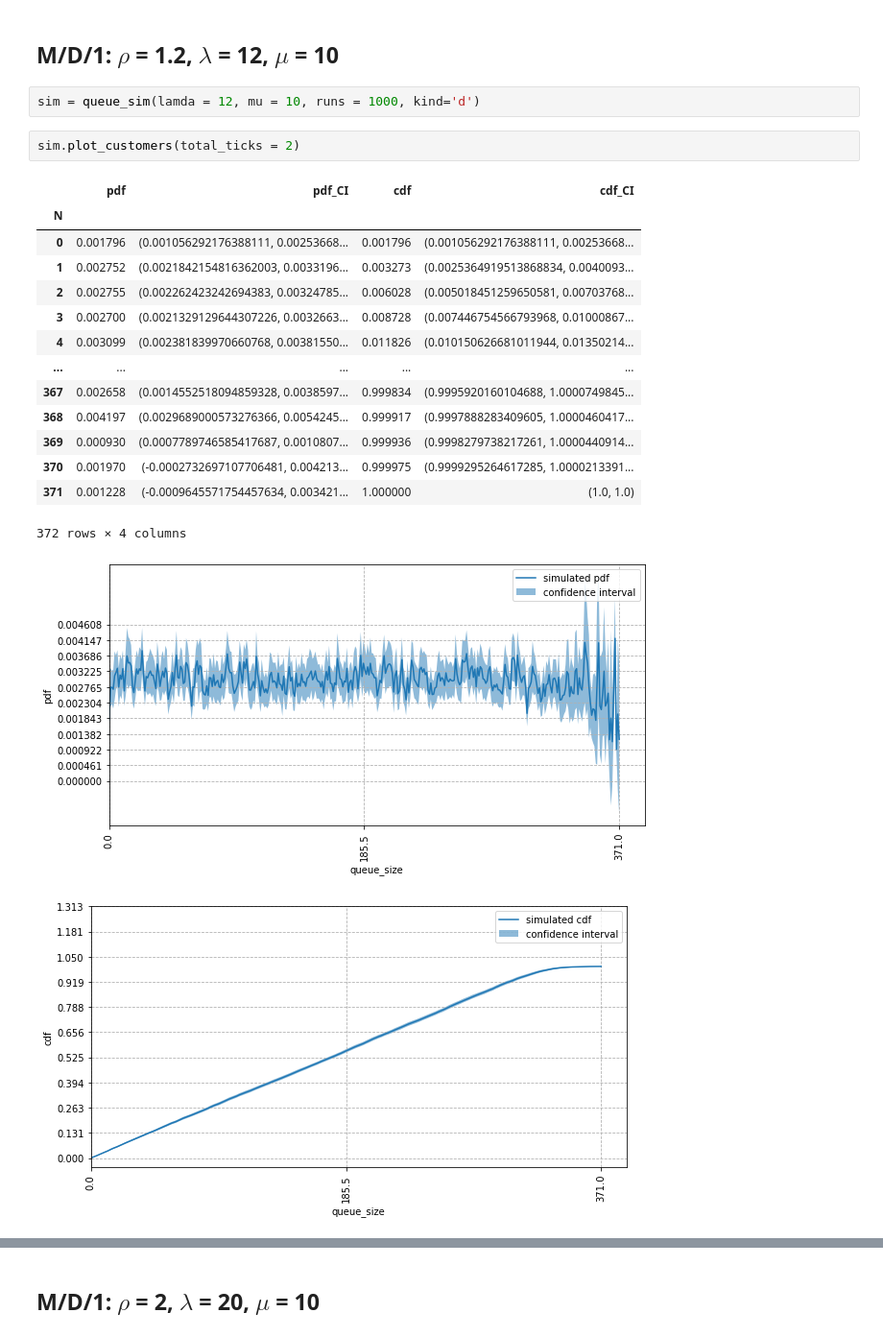
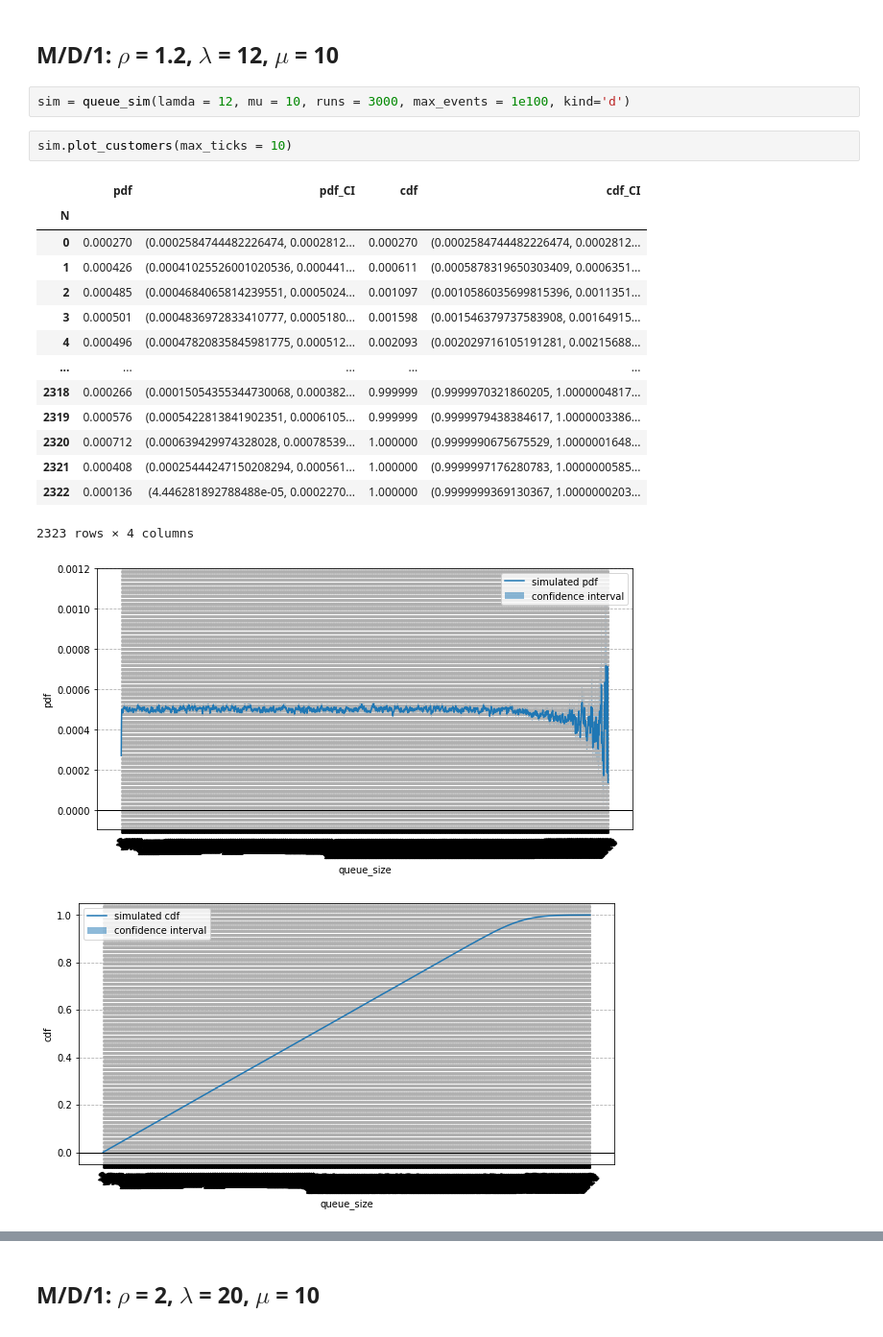
Before and after one commit to GabrielAureo/trab-final-AD-2021.2, a Jupyter notebook: md1.ipynb, the cells around one changed output, grey strips where cells are left out. Shown: that part at 96% size. Saved outputs shown, nothing was run; the diff lists cells and outputs as text.

```diff
--- a/md1.ipynb
+++ b/md1.ipynb
@@ -89,25 +118,25 @@ metrics(sim)
 # %% [markdown]
 ## M/D/1: $\rho$ = 1.2, $\lambda$ = 12, $\mu$ = 10
 # %%
-sim = queue_sim(lamda = 12, mu = 10, runs = 1000, kind='d')
+sim = queue_sim(lamda = 12, mu = 10, runs = 3000, max_events = 1e100, kind='d')
 # %%
-sim.plot_customers(total_ticks = 2)
+sim.plot_customers(max_ticks = 10)
 # %% [output]
 |  | pdf | pdf_CI | cdf | cdf_CI |
 | N |  |  |  |  |
-| 0 | 0.001796 | (0.001056292176388111, 0.00253668... | 0.001796 | (0.001056292176388111, 0.00253668... |
-| 1 | 0.002752 | (0.0021842154816362003, 0.0033196... | 0.003273 | (0.0025364919513868834, 0.0040093... |
-| 2 | 0.002755 | (0.002262423242694383, 0.00324785... | 0.006028 | (0.005018451259650581, 0.00703768... |
-| 3 | 0.002700 | (0.0021329129644307226, 0.0032663... | 0.008728 | (0.007446754566793968, 0.01000867... |
-| 4 | 0.003099 | (0.002381839970660768, 0.00381550... | 0.011826 | (0.010150626681011944, 0.01350214... |
+| 0 | 0.000270 | (0.0002584744482226474, 0.0002812... | 0.000270 | (0.0002584744482226474, 0.0002812... |
+| 1 | 0.000426 | (0.00041025526001020536, 0.000441... | 0.000611 | (0.0005878319650303409, 0.0006351... |
+| 2 | 0.000485 | (0.0004684065814239551, 0.0005024... | 0.001097 | (0.0010586035699815396, 0.0011351... |
+| 3 | 0.000501 | (0.0004836972833410777, 0.0005180... | 0.001598 | (0.001546379737583908, 0.00164915... |
+| 4 | 0.000496 | (0.00047820835845981775, 0.000512... | 0.002093 | (0.002029716105191281, 0.00215688... |
 | ... | ... | ... | ... | ... |
-| 367 | 0.002658 | (0.0014552518094859328, 0.0038597... | 0.999834 | (0.9995920160104688, 1.0000749845... |
-| 368 | 0.004197 | (0.0029689000573276366, 0.0054245... | 0.999917 | (0.9997888283409605, 1.0000460417... |
-| 369 | 0.000930 | (0.0007789746585417687, 0.0010807... | 0.999936 | (0.9998279738217261, 1.0000440914... |
-| 370 | 0.001970 | (-0.0002732697107706481, 0.004213... | 0.999975 | (0.9999295264617285, 1.0000213391... |
-| 371 | 0.001228 | (-0.0009645571754457634, 0.003421... | 1.000000 | (1.0, 1.0) |
+| 2318 | 0.000266 | (0.00015054355344730068, 0.000382... | 0.999999 | (0.9999970321860205, 1.0000004817... |
+| 2319 | 0.000576 | (0.0005422813841902351, 0.0006105... | 0.999999 | (0.9999979438384617, 1.0000003386... |
+| 2320 | 0.000712 | (0.000639429974328028, 0.00078539... | 1.000000 | (0.9999990675675529, 1.0000001648... |
+| 2321 | 0.000408 | (0.00025444247150208294, 0.000561... | 1.000000 | (0.9999997176280783, 1.0000000585... |
+| 2322 | 0.000136 | (4.446281892788488e-05, 0.0002270... | 1.000000 | (0.9999999369130367, 1.0000000203... |
-372 rows × 4 columns
+2323 rows × 4 columns
-[figure, old version]
+[figure, new version]
-[figure, old version]
+[figure, new version]
 # %%
 metrics(sim)
```
Also changed, not shown: parts of 11 cells of this notebook, 4 other files.
